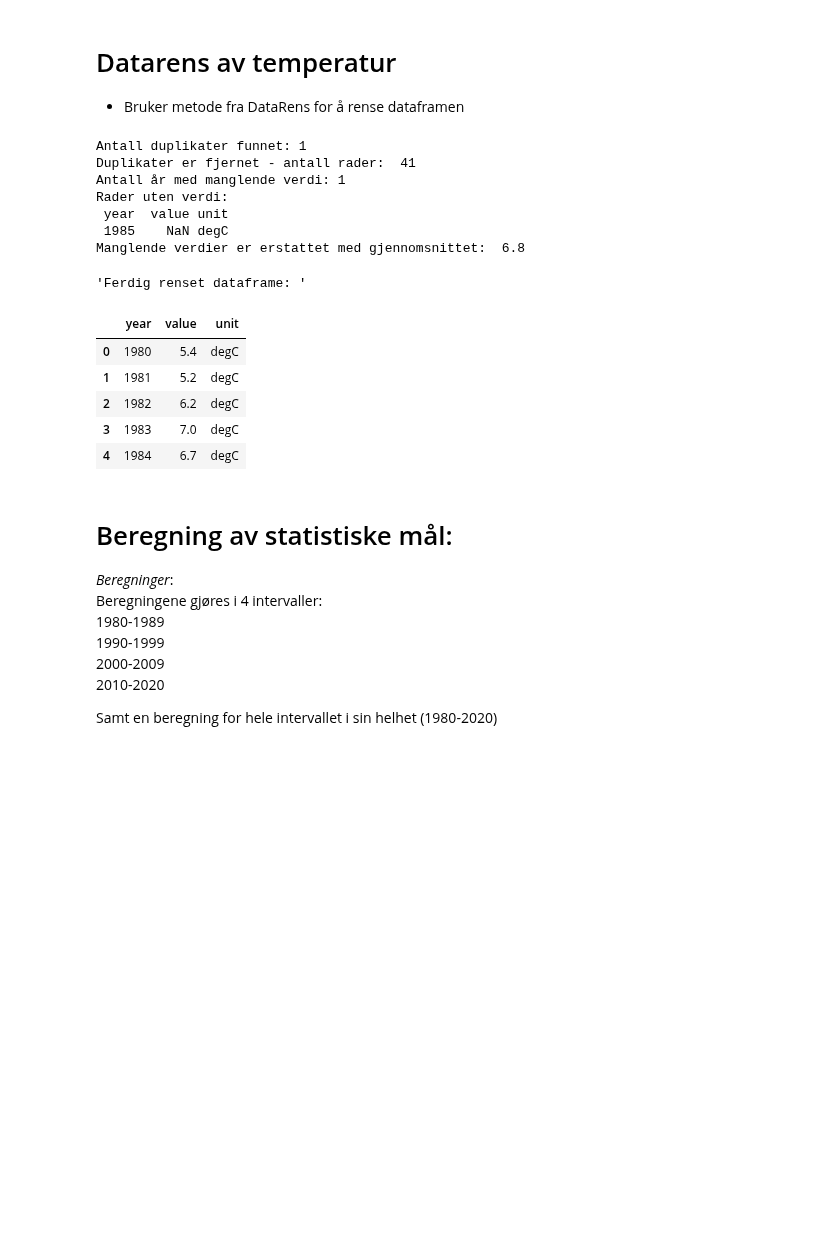
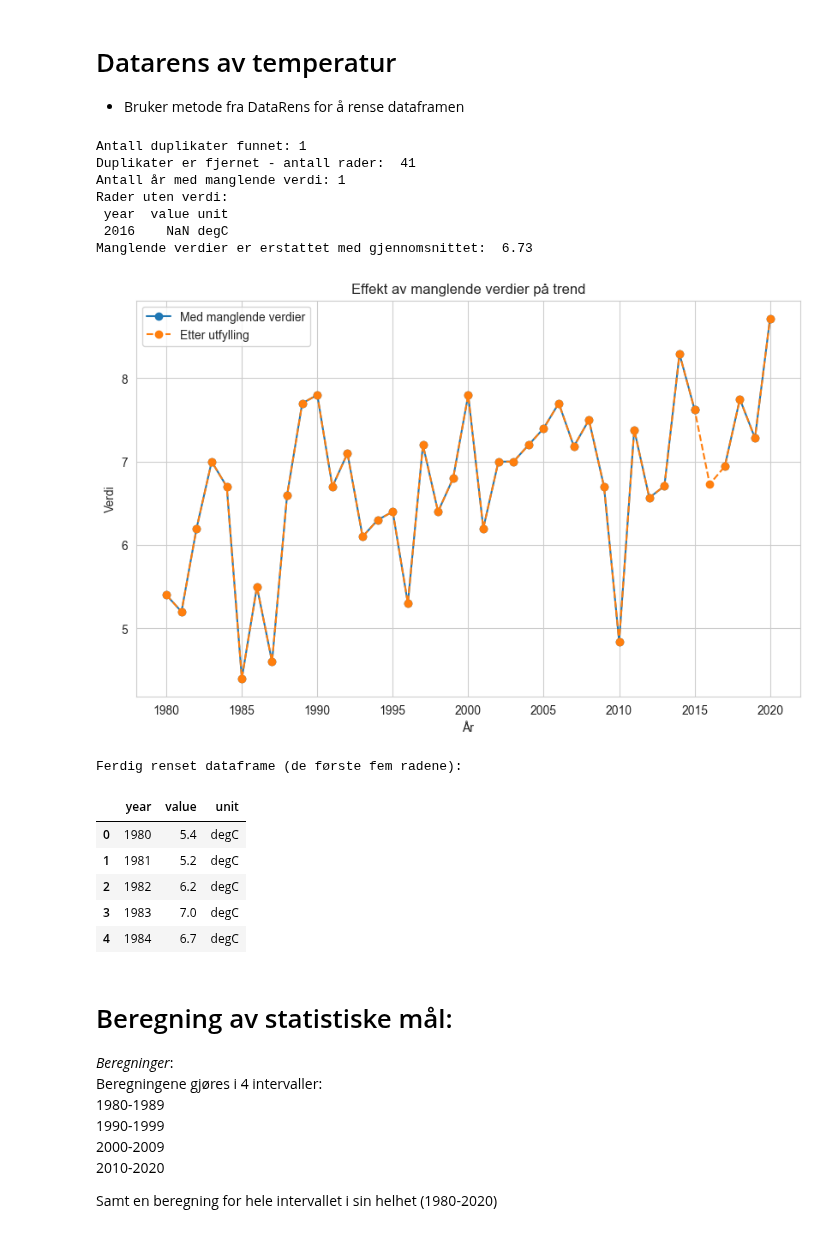
Before and after one commit to hannahnygard/TDT4114-milj.dataanalyse, a Jupyter notebook: proj_environment-main/notebooks/temperatur.ipynb, the cells around one changed output. Cells and saved outputs as stored; diff of their text form; code cells hidden in the pictures; blank space fills up the shorter version.

```diff
--- a/proj_environment-main/notebooks/temperatur.ipynb
+++ b/proj_environment-main/notebooks/temperatur.ipynb
@@ -50,27 +50,35 @@ Totalt antall rader etter duplisering: 42.
 # %% [markdown]
 # Datarens av temperatur
 - Bruker metode fra DataRens for å rense dataframen
-# %%
-# Bruke metode for å rense Dataframen
-df_temp_renset = rens_temp.rens_DataFrame(df_legg_til_duplikater)
-
-# Printer ut renset dataframe av nedbør
-display("Ferdig renset dataframe: ", df_temp_renset.head())
-# %% [output]
-Antall duplikater funnet: 1
-Duplikater er fjernet - antall rader:  41
-Antall år med manglende verdi: 1
-Rader uten verdi:
- year  value unit
- 1985    NaN degC
-Manglende verdier er erstattet med gjennomsnittet:  6.8
-'Ferdig renset dataframe: '
-|  | year | value | unit |
-| 0 | 1980 | 5.4 | degC |
-| 1 | 1981 | 5.2 | degC |
-| 2 | 1982 | 6.2 | degC |
-| 3 | 1983 | 7.0 | degC |
-| 4 | 1984 | 6.7 | degC |
+# %%
+# Lager en kopi av df - for visualisering
+df_urenset = df_legg_til_duplikater.copy()
+
+# Renser df
+df_temp_renset = rens_temp.rens_DataFrame(df_legg_til_duplikater, vis_manglende=False)
+
+# Plotter begge
+rens_temp.plot_manglende_data(df_urenset, df_temp_renset)
+
+
+print('Ferdig renset dataframe (de første fem radene):')
+display(df_temp_renset.head())
+# %% [output]
+Antall duplikater funnet: 1
+Duplikater er fjernet - antall rader:  41
+Antall år med manglende verdi: 1
+Rader uten verdi:
+ year  value unit
+ 2016    NaN degC
+Manglende verdier er erstattet med gjennomsnittet:  6.73
+[figure, added]
+Ferdig renset dataframe (de første fem radene):
+|  | year | value | unit |
+| 0 | 1980 | 5.4 | degC |
+| 1 | 1981 | 5.2 | degC |
+| 2 | 1982 | 6.2 | degC |
+| 3 | 1983 | 7.0 | degC |
+| 4 | 1984 | 6.7 | degC |
 # %% [markdown]
 # Beregning av statistiske mål:
 *Beregninger*: <br>
```
Also changed, not shown: parts of 7 cells of this notebook, 2 other files.
